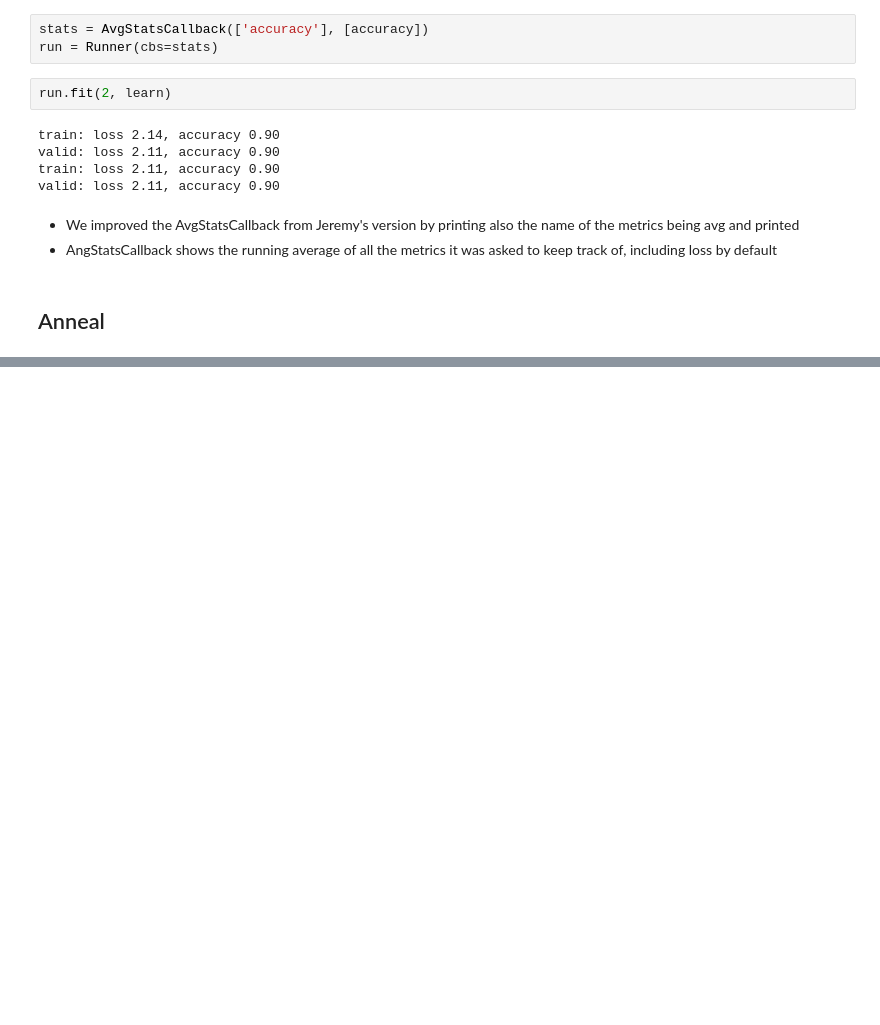
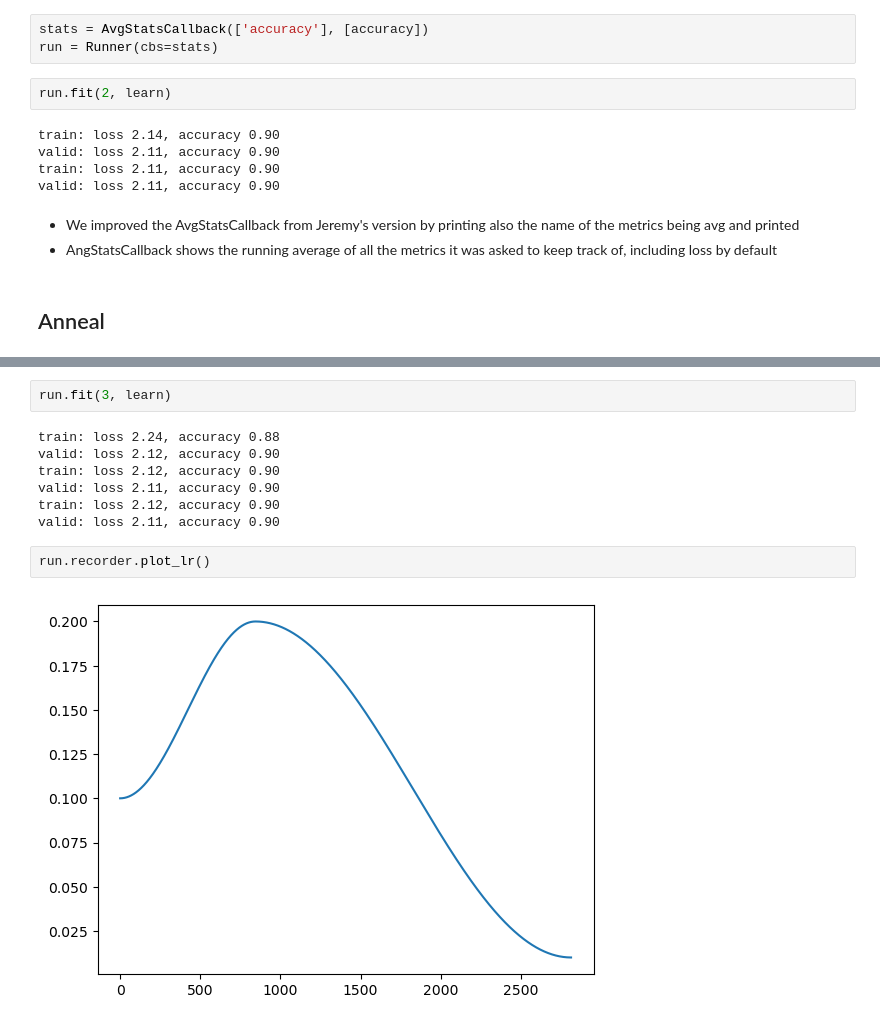
Before and after one commit to hangjoni/fastai-2019-course, a Jupyter notebook: nbs/myNotes/basic.ipynb, the cells around one changed output, grey strips where cells are left out. Drawn from its saved outputs; the diff is of its cells as text; blank space fills up the shorter version.

```diff
--- a/nbs/myNotes/basic.ipynb
+++ b/nbs/myNotes/basic.ipynb
@@ -274,0 +340,13 @@ valid: loss 2.11, accuracy 0.90
+# %%
+run.fit(3, learn)
+# %% [output]
+train: loss 2.24, accuracy 0.88
+valid: loss 2.12, accuracy 0.90
+train: loss 2.12, accuracy 0.90
+valid: loss 2.11, accuracy 0.90
+train: loss 2.12, accuracy 0.90
+valid: loss 2.11, accuracy 0.90
+# %%
+run.recorder.plot_lr()
+# %% [output]
+[figure, added]
```
Also changed, not shown: parts of 11 cells of this notebook, 1 other file.
